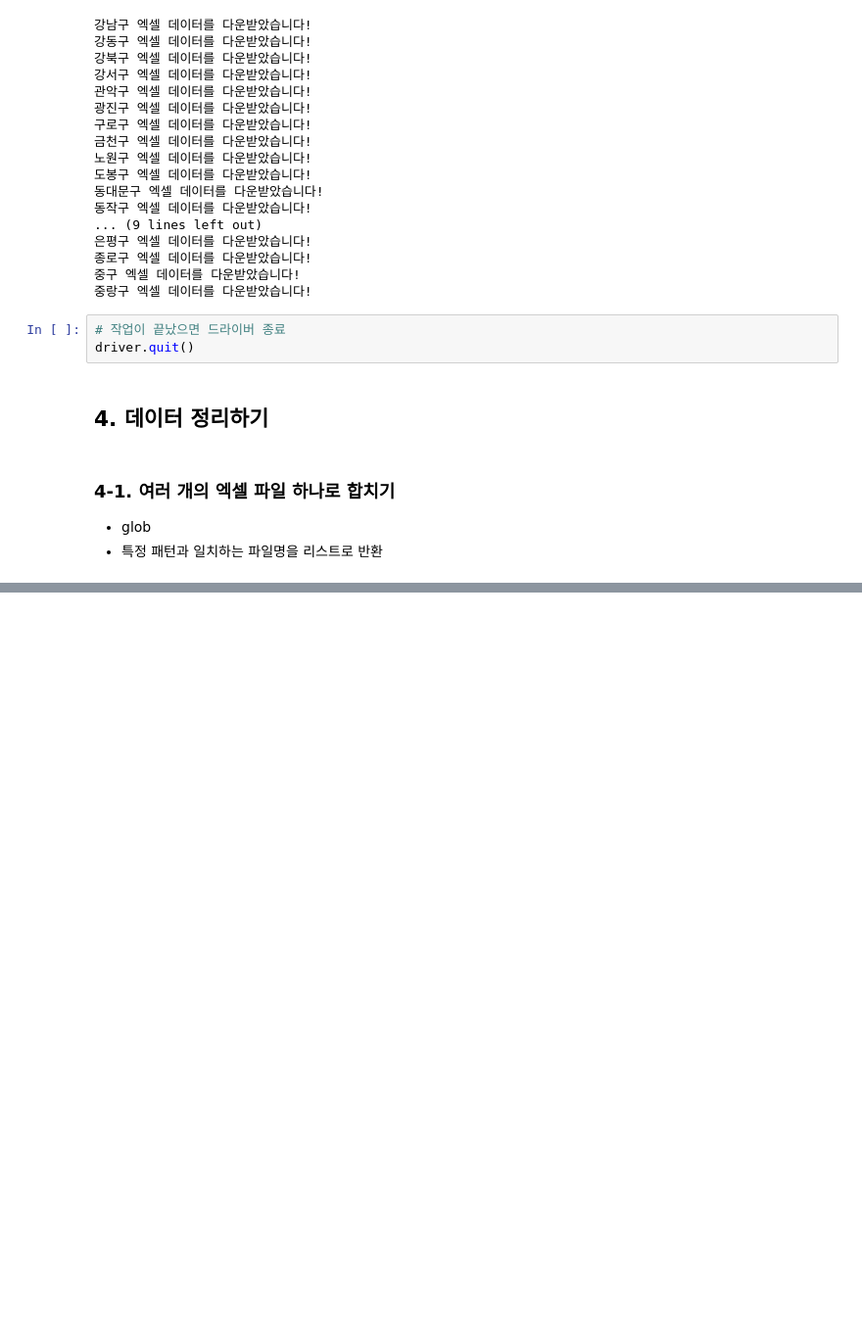
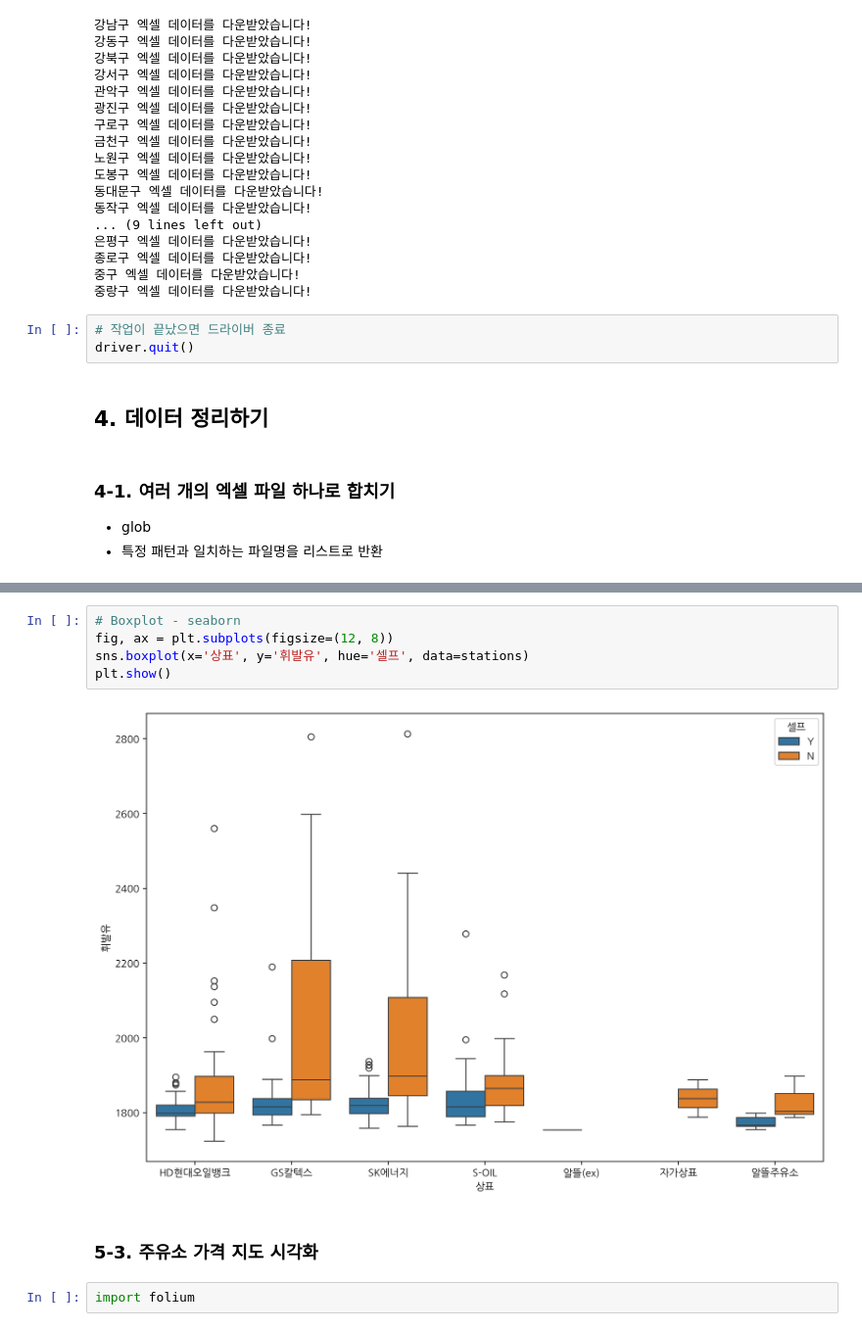
Before and after one commit to OhByungJik1222/Zerobase, a Jupyter notebook: Python 데이터 분석/08. 서울시 주유소 유가 분석.ipynb, the cells around one changed output, grey strips where cells are left out. Shown at 98% size. Cells and saved outputs as stored; diff of their text form; blank space fills up the shorter version.

```diff
--- a/Python 데이터 분석/08. 서울시 주유소 유가 분석.ipynb
+++ b/Python 데이터 분석/08. 서울시 주유소 유가 분석.ipynb
@@ -262,0 +490,11 @@ driver.quit()
+# %%
+# Boxplot - seaborn
+fig, ax = plt.subplots(figsize=(12, 8))
+sns.boxplot(x='상표', y='휘발유', hue='셀프', data=stations)
+plt.show()
+# %% [output]
+[figure, added]
+# %% [markdown]
+### **5-3. 주유소 가격 지도 시각화**
+# %%
+import folium
```
Also changed, not shown: parts of 29 cells of this notebook, 1 other file.
